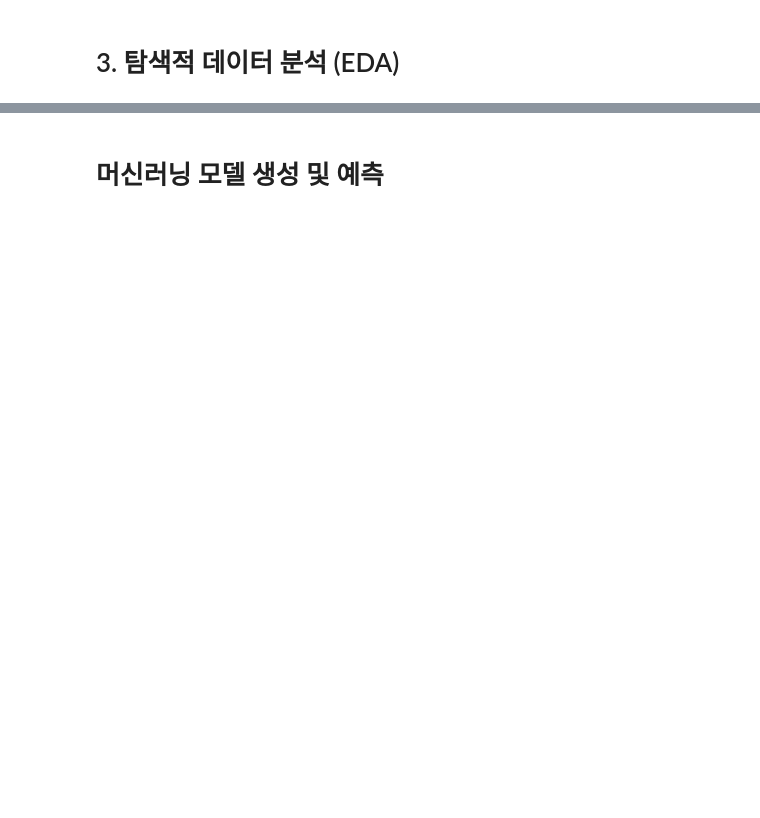
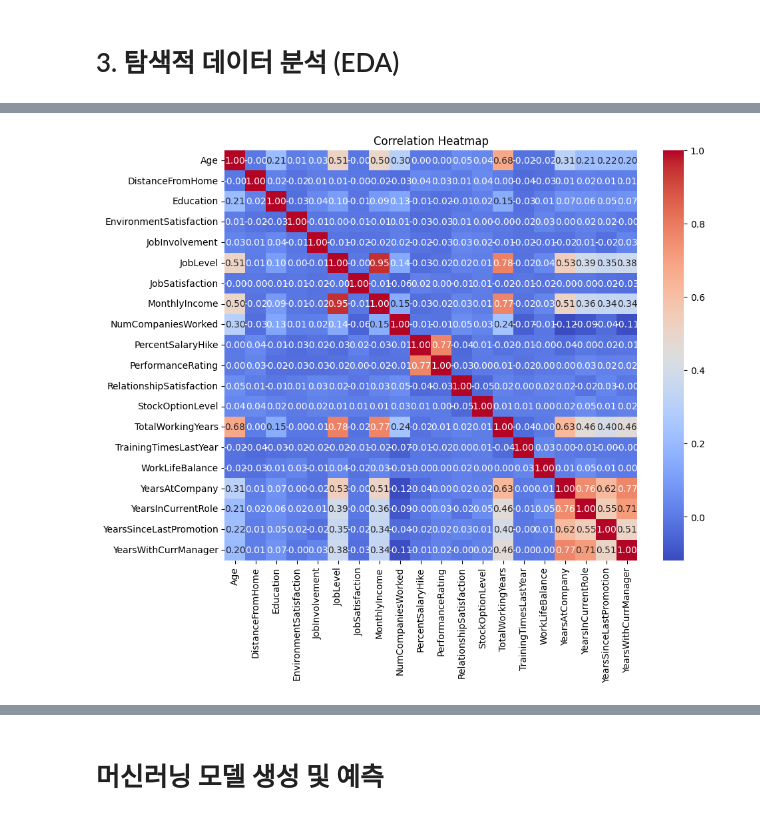
Before and after one commit to selina7704/AWS_Spark, a Jupyter notebook: Spark_project.ipynb, the cells around one changed output, grey strips where cells are left out. Saved outputs shown, nothing was run; the diff lists cells and outputs as text; code cells hidden in the pictures; blank space fills up the shorter version.

```diff
--- a/Spark_project.ipynb
+++ b/Spark_project.ipynb
@@ -344,0 +294,18 @@ df.groupBy("Gender","Attrition").count().show()
+# %%
+numeric_cols = [
+    "Age", "DistanceFromHome", "Education", "EnvironmentSatisfaction",
+    "JobInvolvement", "JobLevel", "JobSatisfaction", "MonthlyIncome",
+    "NumCompaniesWorked", "PercentSalaryHike", "PerformanceRating",
+    "RelationshipSatisfaction", "StockOptionLevel", "TotalWorkingYears",
+    "TrainingTimesLastYear", "WorkLifeBalance", "YearsAtCompany",
+    "YearsInCurrentRole", "YearsSinceLastPromotion", "YearsWithCurrManager"
+]
+# %%
+# 'Attrition'을 수치형으로 변환
+indexer = StringIndexer(inputCol="Attrition", outputCol="Attrition_index")
+df_indexed = indexer.fit(df).transform(df)
+# %%
+# 수치형 변수들을 하나의 벡터로 결합
+assembler = VectorAssembler(inputCols=numeric_cols, outputCol="features")
+df_assembled = assembler.transform(df_indexed)
+df_assembled
@@ -344,0 +314,5 @@ df.groupBy("Gender","Attrition").count().show()
+# %%
+# Pearson 상관계수 계산
+pearson_corr = Correlation.corr(df_assembled, 'features', method='pearson').head()
+corr_matrix = pearson_corr[0].toArray()
+print(corr_matrix)
@@ -344,0 +339,8 @@ df.groupBy("Gender","Attrition").count().show()
+# %%
+# 상관행렬 시각화
+plt.figure(figsize=(10, 8))
+sns.heatmap(corr_matrix, annot=True, cmap='coolwarm', fmt='.2f', xticklabels=numeric_cols, yticklabels=numeric_cols)
+plt.title("Correlation Heatmap")
+plt.show()
+# %% [output]
+[figure, added]
```
Also changed, not shown: parts of 55 cells of this notebook.
